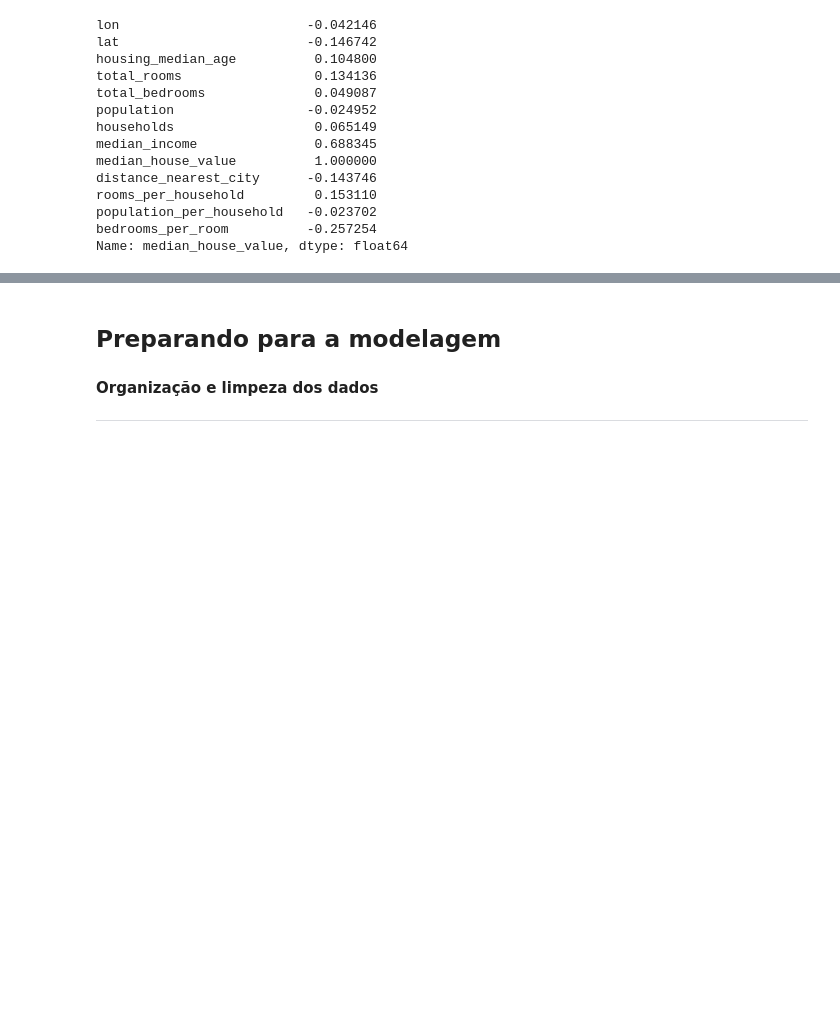
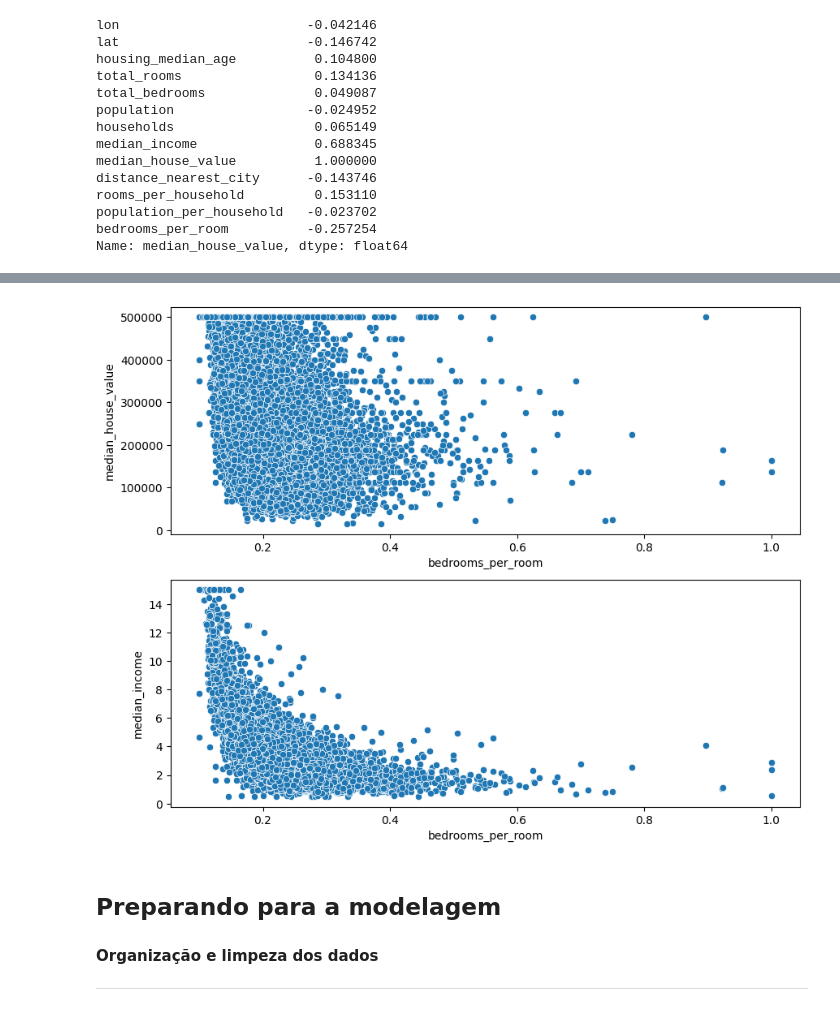
Before and after one commit to thepersonilike13/housing_prices_app, a Jupyter notebook: jupyter_notebooks/housing_prices_california.ipynb, the cells around one changed output, grey strips where cells are left out. Drawn from its saved outputs; the diff is of its cells as text; code cells hidden in the pictures; blank space fills up the shorter version.

```diff
--- a/jupyter_notebooks/housing_prices_california.ipynb
+++ b/jupyter_notebooks/housing_prices_california.ipynb
@@ -588,3 +581,10 @@ sns.relplot(data=copy, x='bedrooms_per_room', y='median_house_value')
+# %%
+fig, axes = plt.subplots(2, figsize=(10,8))
+
+_ = sns.scatterplot(data=copy, x='bedrooms_per_room', y='median_house_value', ax = axes[0])
+_ = sns.scatterplot(data=copy, x='bedrooms_per_room', y='median_income', ax=axes[1])
+# %% [output]
+[figure, added]
 # %% [markdown]
 ## **Preparando para a modelagem**
 #### Organização e limpeza dos dados
```
Also changed, not shown: parts of 4 cells of this notebook.
